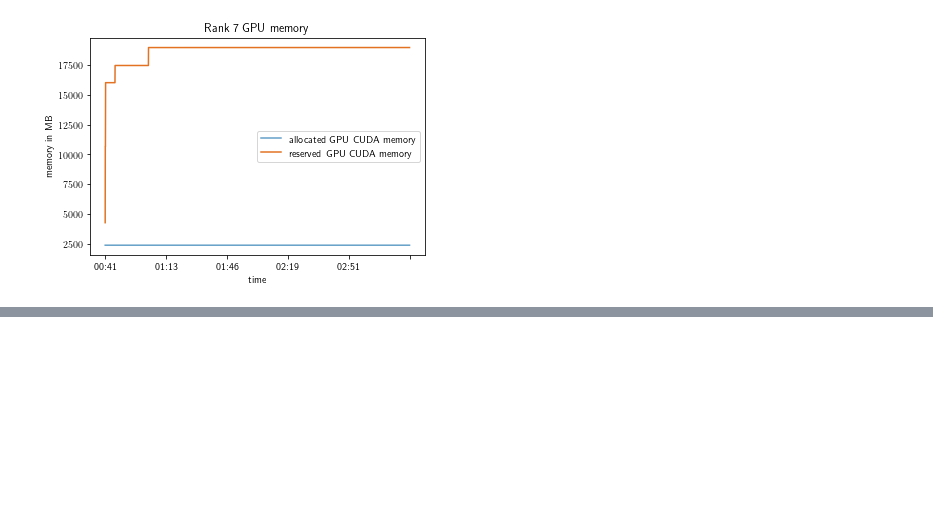
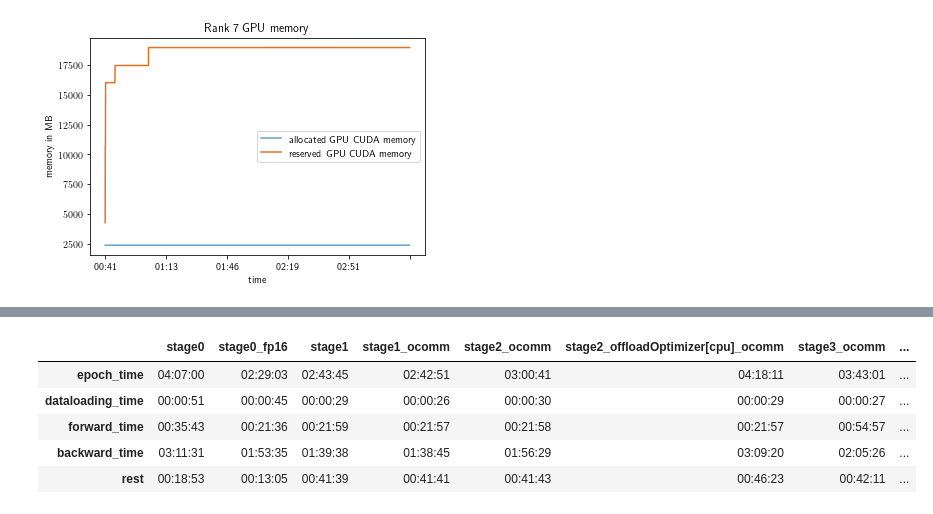
Before and after one commit to TUM-DI-Lab-Graph-Scaling/evaluation, a Jupyter notebook: visualization_gemnet-xl_batch_size_2.ipynb, the cells around one changed output, grey strips where cells are left out. Cells and saved outputs as stored; diff of their text form; code cells hidden in the pictures; blank space fills up the shorter version.

```diff
--- a/visualization_cuda_memory.ipynb
+++ b/visualization_gemnet-xl_batch_size_2.ipynb
@@ -273,0 +122,9 @@ def plot_cuda_memory_along_runs(
+# %%
+runtimes.compare()
+# %% [output]
+|  | stage0 | stage0_fp16 | stage1 | stage1_ocomm | stage2_ocomm | stage2_offloadOptimizer[cpu]_ocomm | stage3_ocomm | ... |
+| epoch_time | 04:07:00 | 02:29:03 | 02:43:45 | 02:42:51 | 03:00:41 | 04:18:11 | 03:43:01 | ... |
+| dataloading_time | 00:00:51 | 00:00:45 | 00:00:29 | 00:00:26 | 00:00:30 | 00:00:29 | 00:00:27 | ... |
+| forward_time | 00:35:43 | 00:21:36 | 00:21:59 | 00:21:57 | 00:21:58 | 00:21:57 | 00:54:57 | ... |
+| backward_time | 03:11:31 | 01:53:35 | 01:39:38 | 01:38:45 | 01:56:29 | 03:09:20 | 02:05:26 | ... |
+| rest | 00:18:53 | 00:13:05 | 00:41:39 | 00:41:41 | 00:41:43 | 00:46:23 | 00:42:11 | ... |
```
Also changed, not shown: parts of 26 cells of this notebook, 4 other files.
